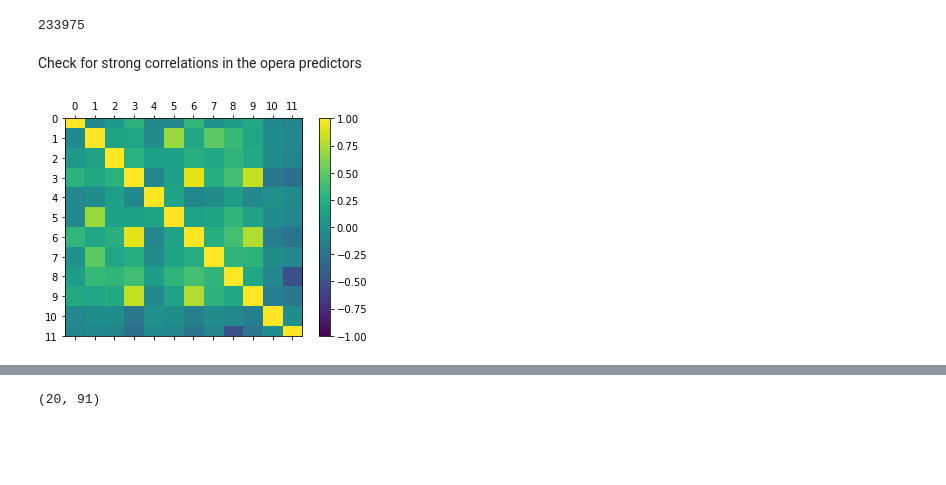
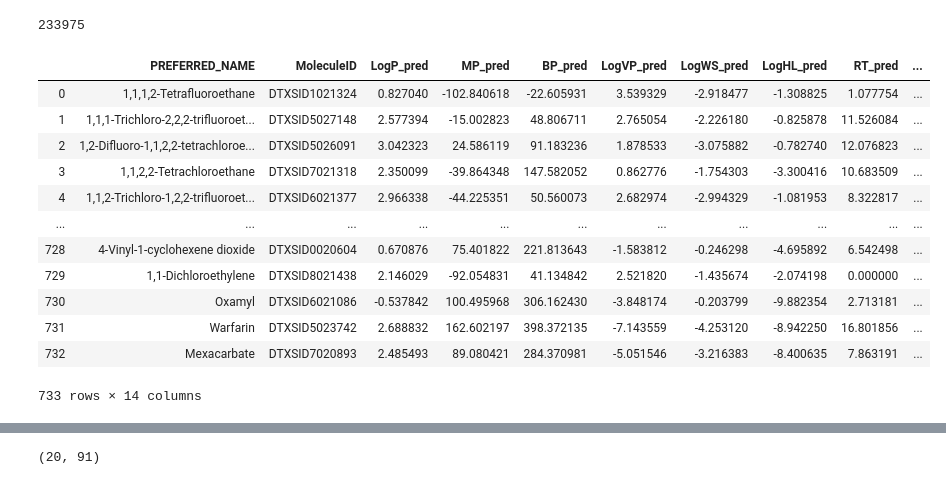
Before and after one commit to puruckertom/occupational_exposure, a Jupyter notebook: notebooks/work_in_progress/hierarchical_logistic_reg.ipynb, the cells around one changed output, grey strips where cells are left out. Cells and saved outputs as stored; diff of their text form; code cells hidden in the pictures; blank space fills up the shorter version.

```diff
--- a/notebooks/work_in_progress/hierarchical_logistic_reg.ipynb
+++ b/notebooks/work_in_progress/hierarchical_logistic_reg.ipynb
@@ -35,28 +35,29 @@ osha.head(6)
 len(osha)
 # %% [output]
 233975
-# %% [markdown]
-Check for strong correlations in the opera predictors
+# %%
+opera = pd.read_csv('../../data/osha/chemical_metadata/opera2_physical.csv')
+opera
+# %% [output]
+|  | PREFERRED_NAME | MoleculeID | LogP_pred | MP_pred | BP_pred | LogVP_pred | LogWS_pred | LogHL_pred | RT_pred | ... |
+| 0 | 1,1,1,2-Tetrafluoroethane | DTXSID1021324 | 0.827040 | -102.840618 | -22.605931 | 3.539329 | -2.918477 | -1.308825 | 1.077754 | ... |
+| 1 | 1,1,1-Trichloro-2,2,2-trifluoroet... | DTXSID5027148 | 2.577394 | -15.002823 | 48.806711 | 2.765054 | -2.226180 | -0.825878 | 11.526084 | ... |
+| 2 | 1,2-Difluoro-1,1,2,2-tetrachloroe... | DTXSID5026091 | 3.042323 | 24.586119 | 91.183236 | 1.878533 | -3.075882 | -0.782740 | 12.076823 | ... |
+| 3 | 1,1,2,2-Tetrachloroethane | DTXSID7021318 | 2.350099 | -39.864348 | 147.582052 | 0.862776 | -1.754303 | -3.300416 | 10.683509 | ... |
+| 4 | 1,1,2-Trichloro-1,2,2-trifluoroet... | DTXSID6021377 | 2.966338 | -44.225351 | 50.560073 | 2.682974 | -2.994329 | -1.081953 | 8.322817 | ... |
+| ... | ... | ... | ... | ... | ... | ... | ... | ... | ... | ... |
+| 728 | 4-Vinyl-1-cyclohexene dioxide | DTXSID0020604 | 0.670876 | 75.401822 | 221.813643 | -1.583812 | -0.246298 | -4.695892 | 6.542498 | ... |
+| 729 | 1,1-Dichloroethylene | DTXSID8021438 | 2.146029 | -92.054831 | 41.134842 | 2.521820 | -1.435674 | -2.074198 | 0.000000 | ... |
+| 730 | Oxamyl | DTXSID6021086 | -0.537842 | 100.495968 | 306.162430 | -3.848174 | -0.203799 | -9.882354 | 2.713181 | ... |
+| 731 | Warfarin | DTXSID5023742 | 2.688832 | 162.602197 | 398.372135 | -7.143559 | -4.253120 | -8.942250 | 16.801856 | ... |
+| 732 | Mexacarbate | DTXSID7020893 | 2.485493 | 89.080421 | 284.370981 | -5.051546 | -3.216383 | -8.400635 | 7.863191 | ... |
+733 rows × 14 columns
 # %%
 from sklearn.preprocessing import scale
 
-chem_data = pd.read_csv('../../data/osha/osha_chem_properties.csv')
-chem_data[chem_data.columns[8:]] = chem_data[chem_data.columns[8:]].apply(pd.to_numeric,errors='coerce')
-chem_data.columns = [x.lower() for x in chem_data.columns]
-opera_cols =  chem_data.columns[10:22]
-opera = chem_data[opera_cols].copy()
-opera['preferred_name'] = chem_data['preferred_name']
+opera = opera.drop(columns=['MoleculeID'])
+#chem_data[chem_data.columns[8:]] = chem_data[chem_data.columns[8:]].apply(pd.to_numeric,errors='coerce')
+opera.columns = [x.lower() for x in opera.columns]
+opera_cols =  opera.columns[1:]
 opera_s = opera.copy()
 opera_s[opera_cols] =  scale(opera_s[opera_cols])  # center and scale opera predictors
-
-correlations = opera_s.corr()
-fig = plt.figure()
-ax = fig.add_subplot(111)
-cax = ax.matshow(correlations, vmin=-1, vmax=1)
-fig.colorbar(cax)
-ticks = np.arange(0,12,1)
-ax.set_xticks(ticks)
-ax.set_yticks(ticks)
-plt.show()
-# %% [output]
-[figure, removed]
```
Also changed, not shown: parts of 25 cells of this notebook.
